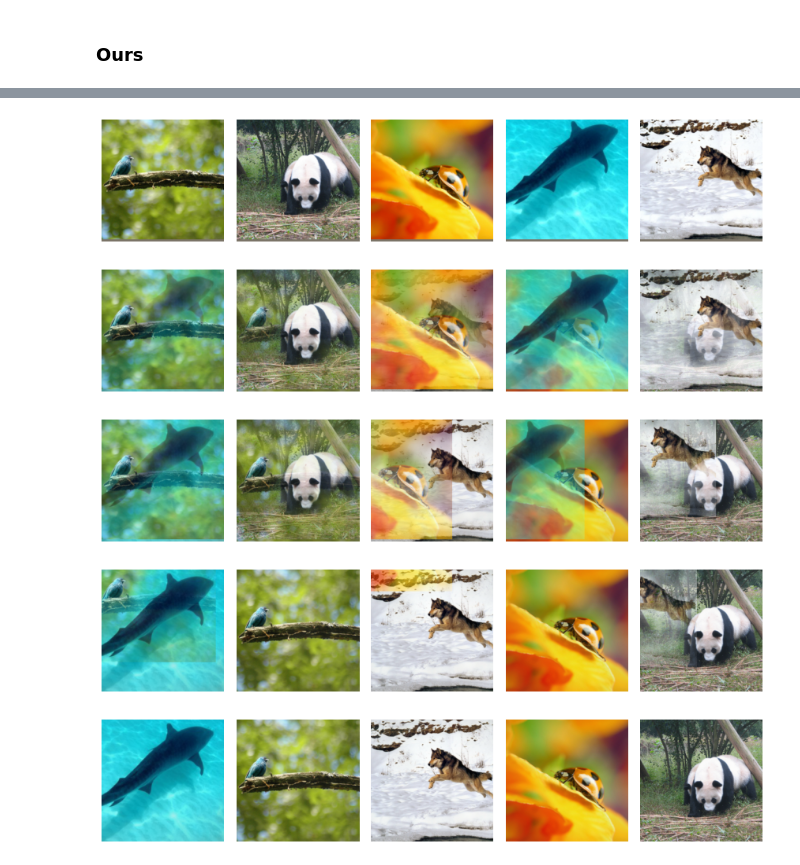
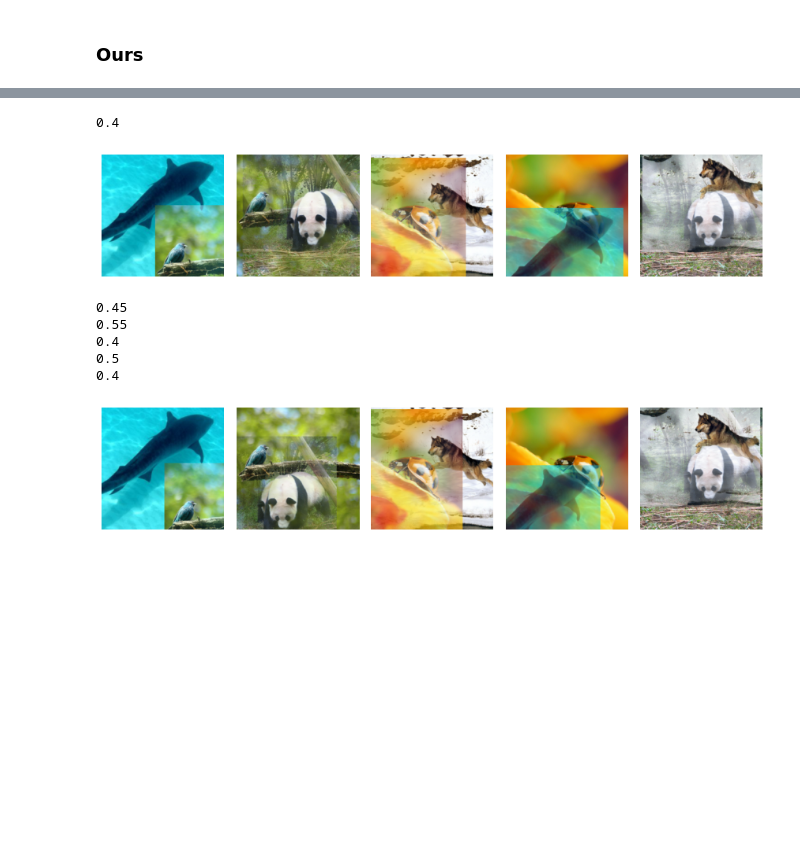
Before and after one commit to averyma/best-mix, a Jupyter notebook: notebook/ours-visualization-imagenet.ipynb, the cells around one changed output, grey strips where cells are left out. Cells and saved outputs as stored; diff of their text form; code cells hidden in the pictures; blank space fills up the shorter version.

```diff
--- a/notebook/ours-visualization-imagenet.ipynb
+++ b/notebook/ours-visualization-imagenet.ipynb
@@ -101,7 +101,7 @@ output = resnet(input_var)
 loss = criterion(output, targets[:sample_num])
 loss.backward()
 
-blurr = torchvision.transforms.GaussianBlur(21, sigma=(13, 13))
+blurr = torchvision.transforms.GaussianBlur(21, sigma=(9, 9))
 
 grad = blurr(input_var.grad.detach().abs().mean(dim=1)).squeeze()
 # grad = grad/grad.amax(dim=[1,2],keepdim=True).detach()
@@ -113,9 +113,3 @@ grad = blurr(input_var.grad.detach().abs().mean(dim=1)).squeeze()
 # print_fig(grad)
 # %% [markdown]
 ### Ours
-# %%
-from utils_mixup import gradmix_v2
-
-mixed_x, mixed_y, mixed_lam = gradmix_v2(input_sp.cuda(), targets.cuda(), grad.unsqueeze(1).cuda(), stride = 10, debug=True)
-
-print_fig(mixed_x.cpu() * std_torch + mean_torch)
@@ -124,13 +116,37 @@ print_fig(mixed_x.cpu() * std_torch + mean_torch)
+# %%
+from utils_mixup import gradmix_v2_improved_v4_1
+
+
+mixed_x_holder = torch.zeros([5, 3, 224, 224])
+# for _alpha in np.linspace(0,1,11):
+for _alpha in [0.4]:
+# for i, _alpha in enumerate([0.45, 0.5, 0.4, 0.5, 0.4]):
+    mixed_x, mixed_y, mixed_lam = gradmix_v2_improved_v4_1(input_sp.cuda(), targets.cuda(), grad.unsqueeze(1).cuda(), alpha=_alpha, normalization='L1', debug=True, rand_pos = 0.0035)
+#     mixed_x_holder[i] = mixed_x[i]
+
+    print(_alpha)
+#     print_fig(mixed_x_holder.cpu() * std_torch + mean_torch)
+    print_fig(mixed_x.cpu() * std_torch + mean_torch)
+# %% [output]
+0.4
+[figure, added]
 # %%
-from utils_mixup import gradmix_v2
+from utils_mixup import gradmix_v2_improved_v4_1
 
-for _alpha in np.linspace(0,1,5):
-    mixed_x, mixed_y, mixed_lam = gradmix_v2(input_sp.cuda(), targets.cuda(), grad.unsqueeze(1).cuda(), alpha=_alpha, normalization='L1', stride=5, debug=True)
 
-    print_fig(mixed_x.cpu() * std_torch + mean_torch)
+mixed_x_holder = torch.zeros([5, 3, 224, 224])
+# for _alpha in np.linspace(0,1,21):
+for i, _alpha in enumerate([0.45, 0.55, 0.4, 0.5, 0.4]):
+    mixed_x, mixed_y, mixed_lam = gradmix_v2_improved_v4_1(input_sp.cuda(), targets.cuda(), grad.unsqueeze(1).cuda(), alpha=_alpha, normalization='L1', debug=True, rand_pos = 0.0035)
+    mixed_x_holder[i] = mixed_x[i]
+
+    print(_alpha)
+print_fig(mixed_x_holder.cpu() * std_torch + mean_torch)
+#     print_fig(mixed_x.cpu() * std_torch + mean_torch)
 # %% [output]
+0.45
+0.55
+0.4
+0.5
+0.4
-[figure, old version]
+[figure, new version]
-[figure, removed]
-[figure, removed]
-[figure, removed]
-[figure, removed]
```
Also changed, not shown: parts of 1 cell of this notebook, 19 other files.
